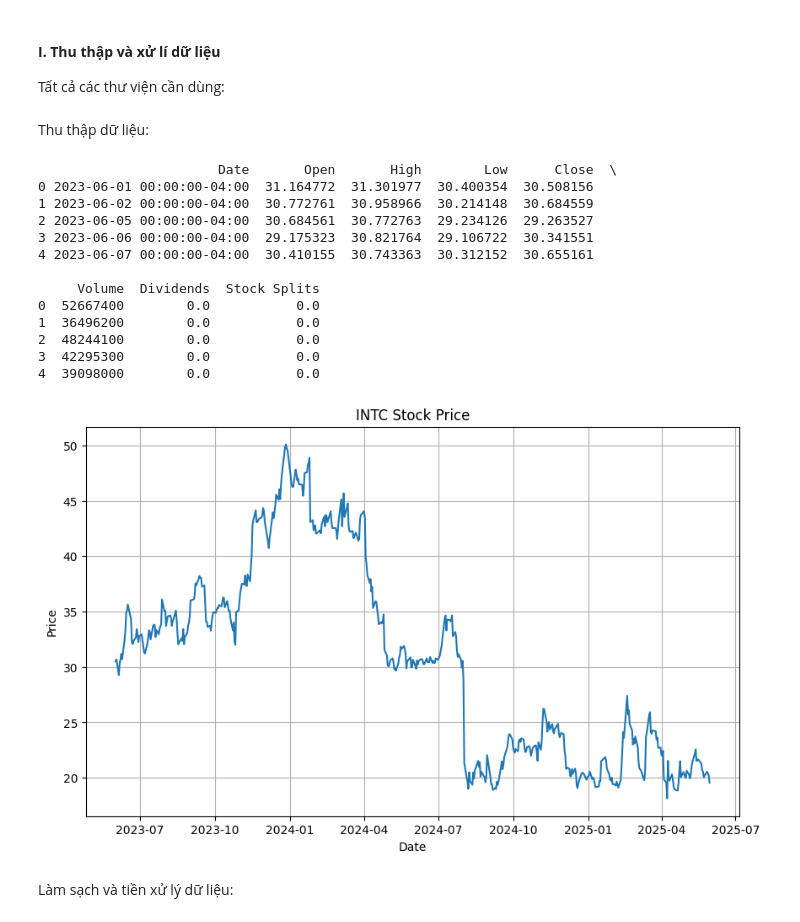
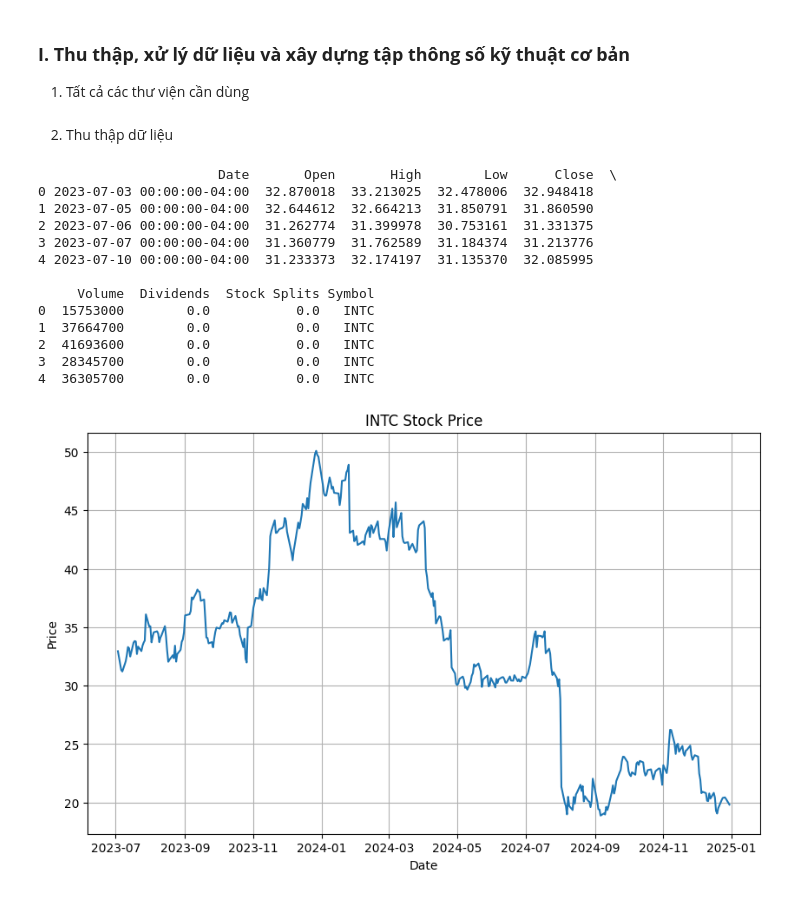
Before and after one commit to armordkay/data-processing-with-python, a Jupyter notebook: project.ipynb, the cells around one changed output. Saved outputs shown, nothing was run; the diff lists cells and outputs as text; code cells hidden in the pictures.

```diff
--- a/project.ipynb
+++ b/project.ipynb
@@ -4,8 +4,8 @@
 **Sinh viên:**
 - Nguyễn Văn Vũ - 24022493
 # %% [markdown]
-#### **I. Thu thập và xử lí dữ liệu**
-Tất cả các thư viện cần dùng:
+### **I. Thu thập, xử lý dữ liệu và xây dựng tập thông số kỹ thuật cơ bản**
+1. Tất cả các thư viện cần dùng
 # %%
 import yfinance as yf
 import pandas as pd
@@ -15,36 +15,46 @@ import seaborn as sns
 from scipy import stats
 from datetime import datetime
 # %% [markdown]
-Thu thập dữ liệu:
+2. Thu thập dữ liệu
 # %%
-symbol = "INTC"
-start = datetime(2023, 6, 1)
-end = datetime(2025, 6, 1)
-df = yf.Ticker(symbol).history(start=start, end=end).reset_index()
-df.to_csv("data/data.csv", index=False)
+symbols = ['INTC', 'AMD', 'NVDA', 'QCOM']
+start = datetime(2023, 7, 1)
+end = datetime(2024, 12, 31)
 
-print(df.head())
-plt.figure(figsize=(10, 6))
-sns.lineplot(data=df, x='Date', y='Close')
-plt.title(f'{symbol} Stock Price')
-plt.xlabel('Date')
-plt.ylabel('Price')
-plt.grid(True)
-plt.show()
+all_data = []
+for symbol in symbols:
+    df = yf.Ticker(symbol).history(start=start, end=end).reset_index()
+    df['Symbol'] = symbol
+    all_data.append(df)
+merged_df = pd.concat(all_data, ignore_index=True)
+
+merged_df.to_csv("data/data.csv", index=False)
-# %% [output]
-                       Date       Open       High        Low      Close  \
-0 2023-06-01 00:00:00-04:00  31.164772  31.301977  30.400354  30.508156
-1 2023-06-02 00:00:00-04:00  30.772761  30.958966  30.214148  30.684559
-2 2023-06-05 00:00:00-04:00  30.684561  30.772763  29.234126  29.263527
-3 2023-06-06 00:00:00-04:00  29.175323  30.821764  29.106722  30.341551
-4 2023-06-07 00:00:00-04:00  30.410155  30.743363  30.312152  30.655161
-
-     Volume  Dividends  Stock Splits
-0  52667400        0.0           0.0
-1  36496200        0.0           0.0
-2  48244100        0.0           0.0
-3  42295300        0.0           0.0
-4  39098000        0.0           0.0
-[figure, removed]
-# %% [markdown]
-Làm sạch và tiền xử lý dữ liệu:
+# %%
+# Kiểm tra 5 dòng đầu
+print(merged_df.head())
+
+# Vẽ thử biểu đồ
+df = merged_df[merged_df['Symbol'] == 'INTC'].copy()
+symbol = "INTC"
+plt.figure(figsize=(10, 6))
+sns.lineplot(data=df, x='Date', y='Close')
+plt.title(f'{symbol} Stock Price')
+plt.xlabel('Date')
+plt.ylabel('Price')
+plt.grid(True)
+plt.show()
+# %% [output]
+                       Date       Open       High        Low      Close  \
+0 2023-07-03 00:00:00-04:00  32.870018  33.213025  32.478006  32.948418
+1 2023-07-05 00:00:00-04:00  32.644612  32.664213  31.850791  31.860590
+2 2023-07-06 00:00:00-04:00  31.262774  31.399978  30.753161  31.331375
+3 2023-07-07 00:00:00-04:00  31.360779  31.762589  31.184374  31.213776
+4 2023-07-10 00:00:00-04:00  31.233373  32.174197  31.135370  32.085995
+
+     Volume  Dividends  Stock Splits Symbol
+0  15753000        0.0           0.0   INTC
+1  37664700        0.0           0.0   INTC
+2  41693600        0.0           0.0   INTC
+3  28345700        0.0           0.0   INTC
+4  36305700        0.0           0.0   INTC
+[figure, added]
```
Also changed, not shown: parts of 35 cells of this notebook, 5 other files.
